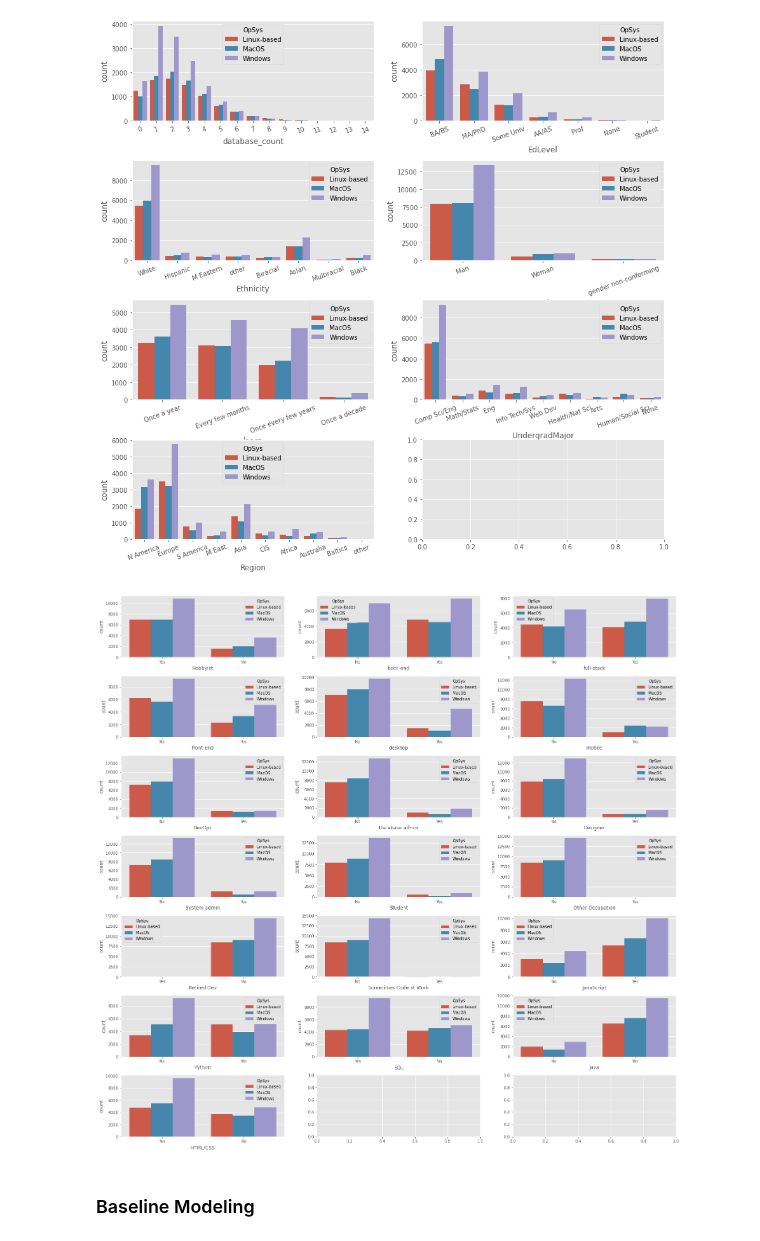
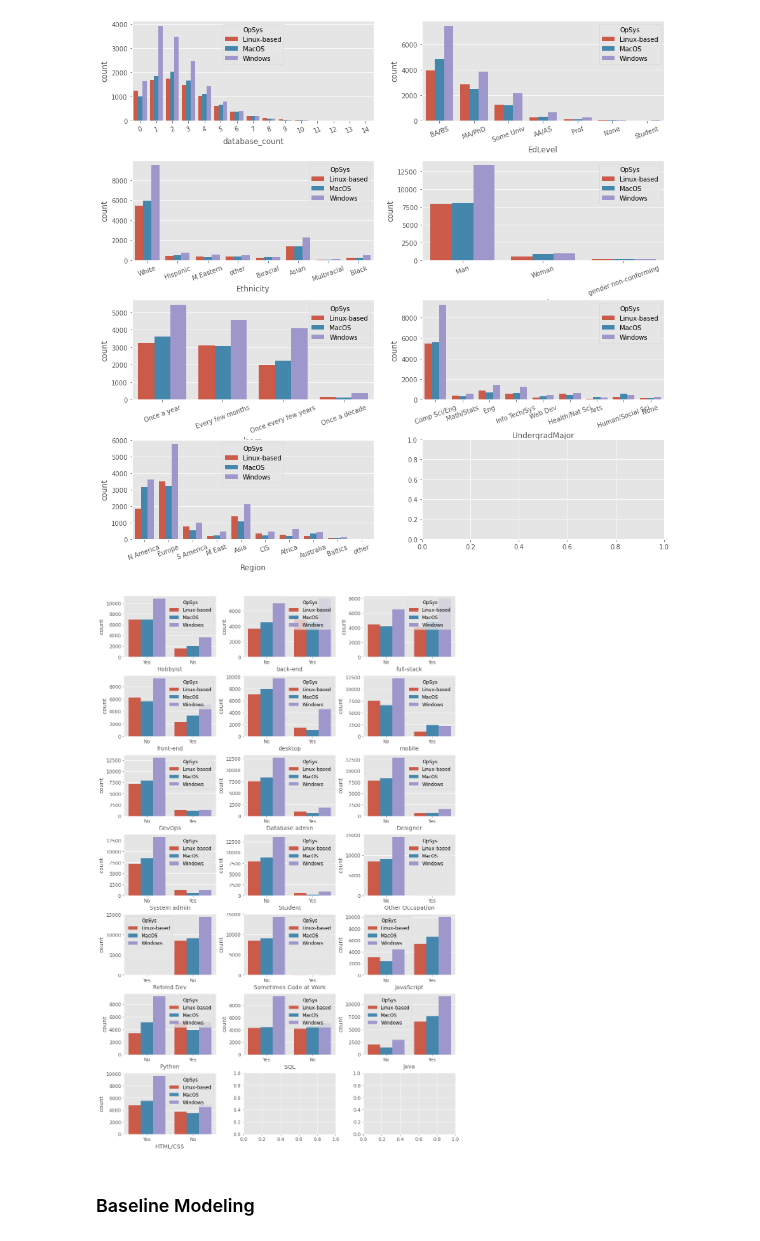
Before and after one commit to racheldilley1/coding-language-predictor, a Jupyter notebook: Notebooks/EDA and Modeling Notebook.ipynb, the cells around one changed output. Saved outputs shown, nothing was run; the diff lists cells and outputs as text; code cells hidden in the pictures.

```diff
--- a/Notebooks/EDA and Modeling Notebook.ipynb
+++ b/Notebooks/EDA and Modeling Notebook.ipynb
@@ -47,18 +47,18 @@ fig.show()
 # %%
 binary_columns = ['Hobbyist', 'back-end', 'full-stack', 'front-end', 'desktop', 'mobile', 'DevOps', 'Database admin', 'Designer',
                  'System admin', 'Student', 'Other Occupation', 'Retired Dev','Sometimes Code at Work',
                  'JavaScript', 'Python', 'SQL', 'Java', 'HTML/CSS']
-fig, ax =plt.subplots(7,3, gridspec_kw={'hspace': 0.3, 'wspace': 0.2}, figsize=(25,25))
+fig, ax =plt.subplots(7,3, gridspec_kw={'hspace': 0.3, 'wspace': 0.3}, figsize=(15,25))
 idx = 0
 for x in range(0,7):
     for y in range(0,3):
         if idx >= 19:
             break
         sns.countplot(x = binary_columns[idx], hue='OpSys', data=df, ax=ax[x,y])
         idx= idx+1
 fig.show()
 # %% [output]
-[figure, old version]
+[figure, new version]
 # %% [markdown]
 ### Baseline Modeling
 # %%
```
Also changed, not shown: parts of 2 cells of this notebook, 5 other files.
